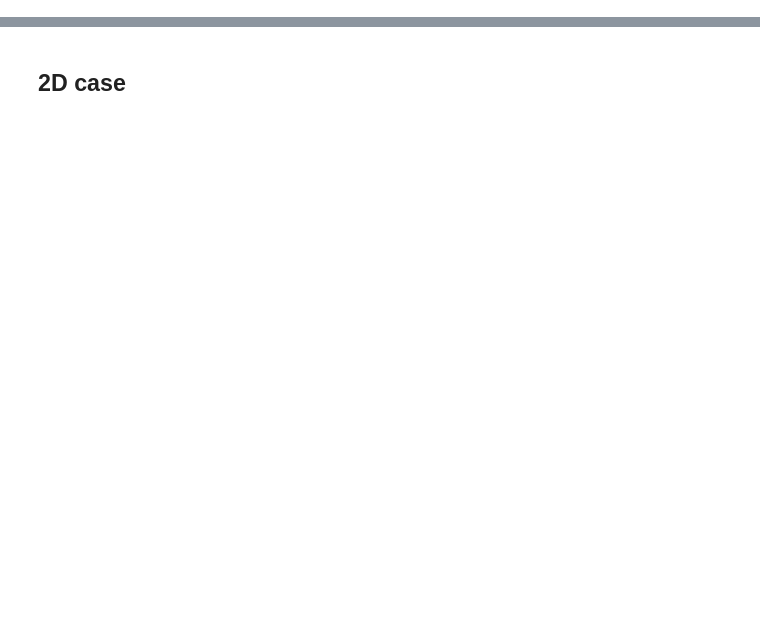
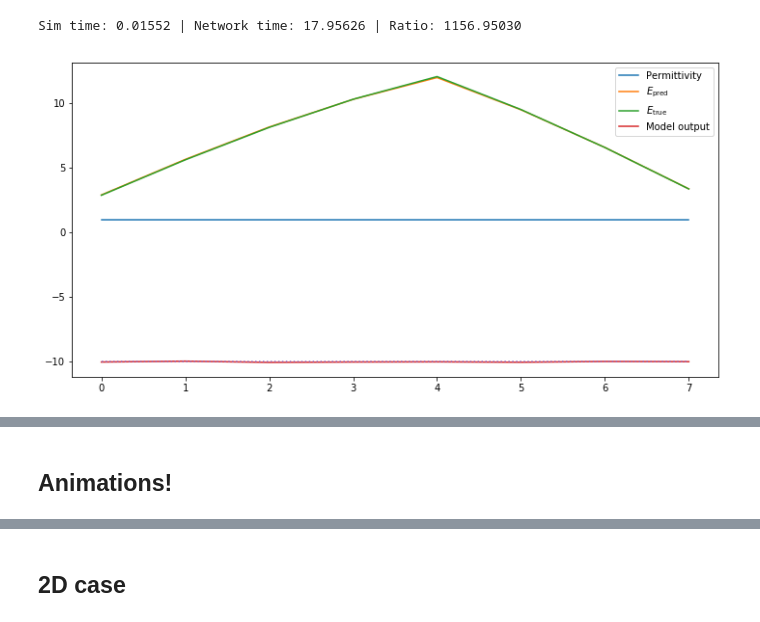
Before and after one commit to bencbartlett/neural-maxwell, a Jupyter notebook: neural_maxwell/notebooks/Single_epsilon_solver.ipynb, the cells around one changed output, grey strips where cells are left out. Cells and saved outputs as stored; diff of their text form; code cells hidden in the pictures; blank space fills up the shorter version.

```diff
--- a/neural_maxwell/notebooks/Single_epsilon_solver.ipynb
+++ b/neural_maxwell/notebooks/Single_epsilon_solver.ipynb
@@ -130,10 +134,10 @@ class MaxwellDense(nn.Module):
 
         return out[:, self.cavity_buffer:-self.cavity_buffer]
 # %%
-def neural_field_solve(epsilons, src_x=32, target_loss=1e-5, max_epochs=1e4):
-    model = MaxwellDense(size=len(epsilons)).to(device)
+def neural_field_solve(epsilons, src_x=None, target_loss=1e-5, max_epochs=1e4, lr=1e-5):
+    model = MaxwellDense(size=len(epsilons), src_x=src_x).to(device)
     criterion = nn.MSELoss().to(device)
-    optimizer = torch.optim.Adam(model.parameters(), lr=1e-5)
+    optimizer = torch.optim.Adam(model.parameters(), lr=lr)
     epsilons = torch.tensor([epsilons]).float().to(device)
 
     epochs = 0
@@ -155,15 +159,15 @@ def neural_field_solve(epsilons, src_x=32, target_loss=1e-5, max_epochs=1e4):
     model.eval()
     return model.get_fields(epsilons)[0].cpu().detach().numpy(), model(epsilons)[0].cpu().detach().numpy()
 # %%
-def neural_solve_plot(epsilons, target_loss=1e-5, max_epochs=1e4):
+def neural_solve_plot(epsilons, src_x=None, target_loss=1e-5, max_epochs=1e4, lr=1e-5):
     start = time()
-    _, src_x, Hx, Hy, Ez = Cavity1D(device_length=len(epsilons), cavity_buffer=16).solve(epsilons, omega=OMEGA_1550)
+    _, _, _, _, Ez = Cavity1D(device_length=len(epsilons), cavity_buffer=16).solve(epsilons, omega=OMEGA_1550, src_x=src_x)
     sim_time = time() - start
 
     Ez = np.real(Ez)[16:-16]
 
     start = time()
-    Ez_pred, outputs = neural_field_solve(epsilons, target_loss=target_loss, max_epochs=max_epochs)
+    Ez_pred, outputs = neural_field_solve(epsilons, src_x=src_x, target_loss=target_loss, max_epochs=max_epochs, lr=lr)
     network_time = time() - start
 
     print("Sim time: {:.5f} | Network time: {:.5f} | Ratio: {:.5f}".format(
@@ -193,0 +198,4 @@ Sim time: 0.01216 | Network time: 68.58968 | Ratio: 5642.45016
+# %%
+vac = np.ones(8)
+neural_solve_plot(vac)
+# %% [output]
@@ -194,5 +203,9 @@ Sim time: 0.01216 | Network time: 68.58968 | Ratio: 5642.45016
+Sim time: 0.01552 | Network time: 17.95626 | Ratio: 1156.95030
+[figure, added]
 # %%
 neural_solve_plot(epsilons, target_loss=1e-5, max_epochs=1e4)
 # %% [output]
 [interactive output not drawn]
 [figure]
+# %% [markdown]
+## Animations!
```
Also changed, not shown: parts of 8 cells of this notebook, 1 other file.
